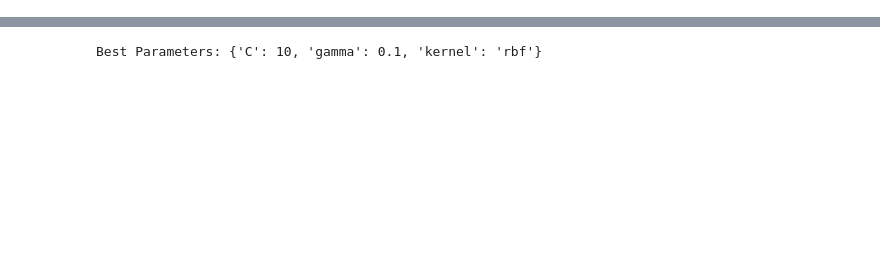
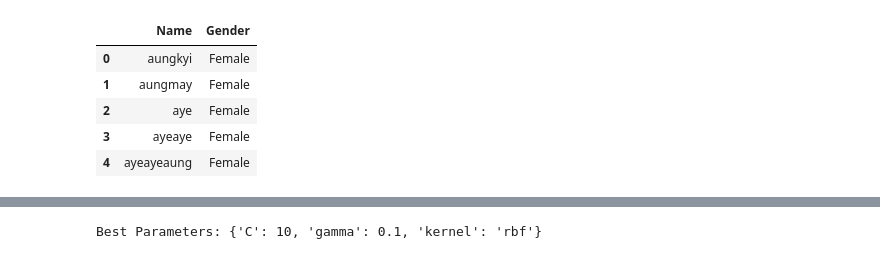
Before and after one commit to Mergui-Innovation-Lab/Traditional-ML, a Jupyter notebook: support_vector_machine.ipynb, the cells around one changed output, grey strips where cells are left out. Saved outputs shown, nothing was run; the diff lists cells and outputs as text; code cells hidden in the pictures; blank space fills up the shorter version.

```diff
--- a/support_vector_machine.ipynb
+++ b/support_vector_machine.ipynb
@@ -11,6 +12,14 @@ from sklearn.model_selection import GridSearchCV
 # %%
 # Load the dfset
 df = pd.read_csv('mm_names.csv',index_col=0)
+df.head()
+# %% [output]
+|  | Name | Gender |
+| 0 | aungkyi | Female |
+| 1 | aungmay | Female |
+| 2 | aye | Female |
+| 3 | ayeaye | Female |
+| 4 | ayeayeaung | Female |
 # %%
 # Drop rows with missing 'Name' values
 df = df.dropna(subset=['Name'])
```
Also changed, not shown: parts of 20 cells of this notebook, 1 other file.
